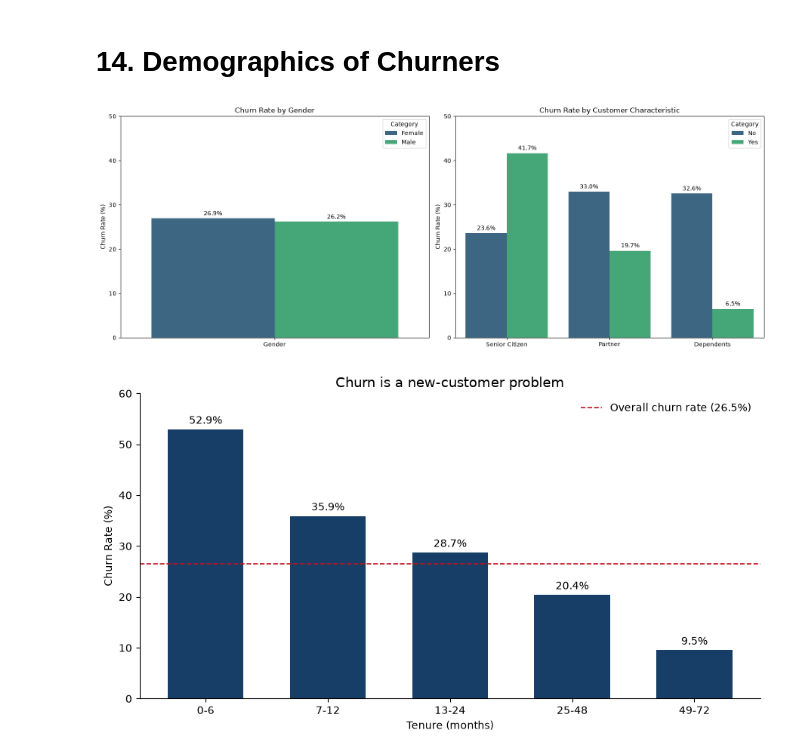
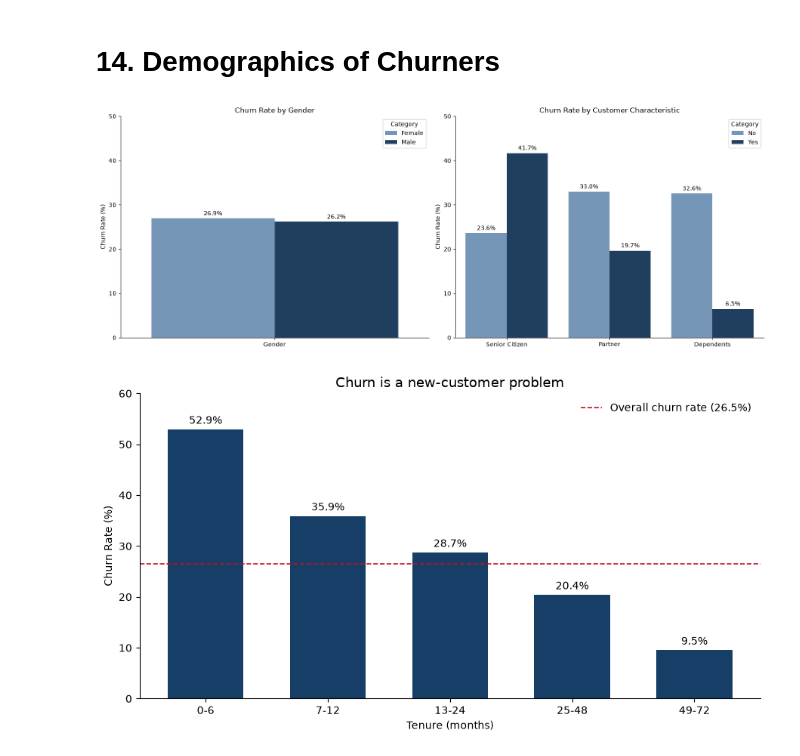
Before and after one commit to Bhumgara/df_swan_consulting, a Jupyter notebook: Swan_Teleco_Master.ipynb, the cells around one changed output. Drawn from its saved outputs; the diff is of its cells as text; code cells hidden in the pictures.

```diff
--- a/Swan_Teleco_Master.ipynb
+++ b/Swan_Teleco_Master.ipynb
@@ -21,6 +21,13 @@ MID = "#6A96C2"
 PALE = "#C9DCEF"
 RED = "#C1121F"
 
+BINARY = [MID, NAVY]
+BLUES = sns.light_palette(NAVY, as_cmap=True)
+
+def blue_ramp(n, reverse=False):
+    ends = [PALE, NAVY] if reverse else [NAVY, PALE]
+    return sns.blend_palette(ends, n_colors=n)
+
 ADDONS = ["Online Security", "Online Backup", "Device Protection",
           "Tech Support", "Streaming TV", "Streaming Movies"]
 NUMERIC = ["Tenure Months", "Monthly Charges"]
@@ -616,36 +623,39 @@ revenue_by_service
 fig, axes = plt.subplots(1, 2, figsize=(16, 6))
 
 rows = []
 for col in ["Gender", "Senior Citizen", "Partner", "Dependents"]:
     rates = df_clean.groupby(col)["Churn Value"].mean().mul(100)
     for category, rate in rates.items():
         rows.append({"Variable": col, "Category": category, "Churn Rate": rate})
 churn_df = pd.DataFrame(rows)
 
 gender_df = churn_df[churn_df["Variable"] == "Gender"]
 ax = sns.barplot(data=gender_df, x="Variable", y="Churn Rate", hue="Category",
-                 ax=axes[0], palette="viridis")
+                 ax=axes[0], palette=BINARY)
 axes[0].set_title("Churn Rate by Gender")
 axes[0].set_xlabel("")
 axes[0].set_ylabel("Churn Rate (%)")
 axes[0].set_ylim(0, 50)
 for container in ax.containers:
     ax.bar_label(container, fmt="%.1f%%", padding=3)
 
 other_df = churn_df[churn_df["Variable"] != "Gender"]
 ax2 = sns.barplot(data=other_df, x="Variable", y="Churn Rate", hue="Category",
-                  ax=axes[1], palette="viridis")
+                  ax=axes[1], palette=BINARY)
 axes[1].set_title("Churn Rate by Customer Characteristic")
 axes[1].set_xlabel("")
 axes[1].set_ylabel("Churn Rate (%)")
 axes[1].set_ylim(0, 50)
 for container in ax2.containers:
     ax2.bar_label(container, fmt="%.1f%%", padding=3)
 
+for a in axes:
+    a.spines[["top", "right"]].set_visible(False)
+
 plt.tight_layout()
 plt.show()
 # %% [output]
-[figure, old version]
+[figure, new version]
 # %%
 df_clean["tenure_band"] = pd.cut(df_clean["Tenure Months"], [-1, 6, 12, 24, 48, 72],
                                  labels=["0-6", "7-12", "13-24", "25-48", "49-72"])
```
Also changed, not shown: parts of 6 cells of this notebook.
